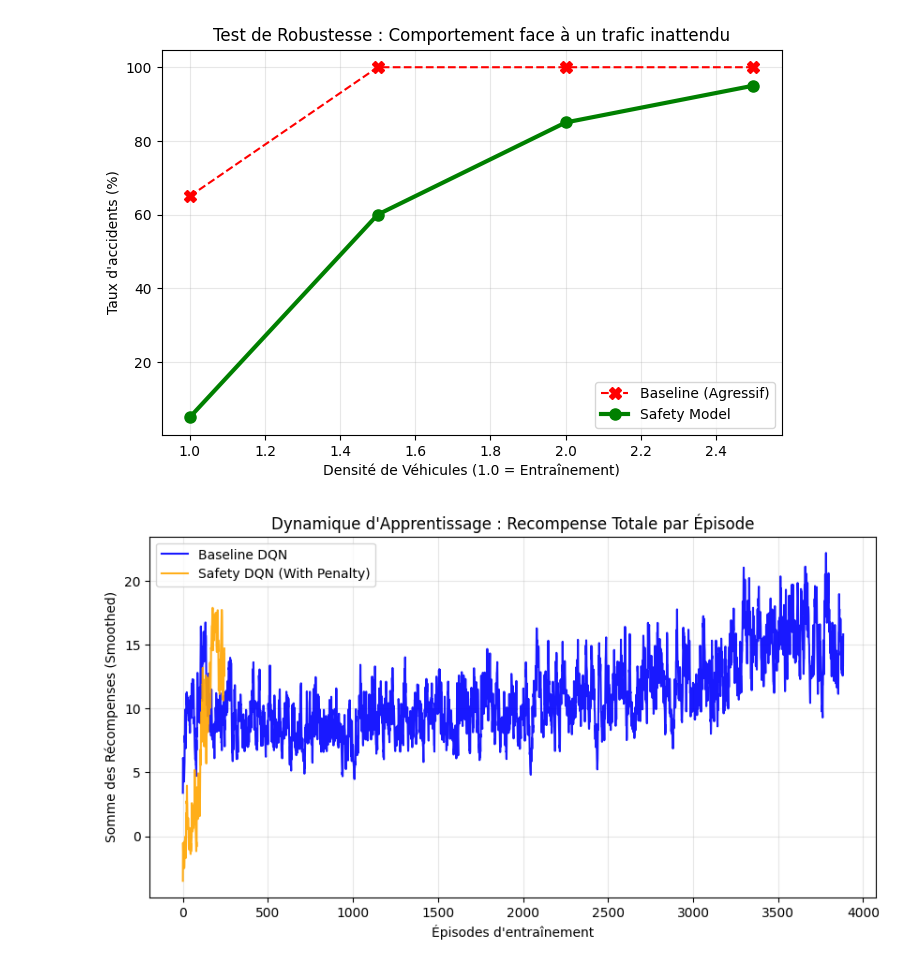
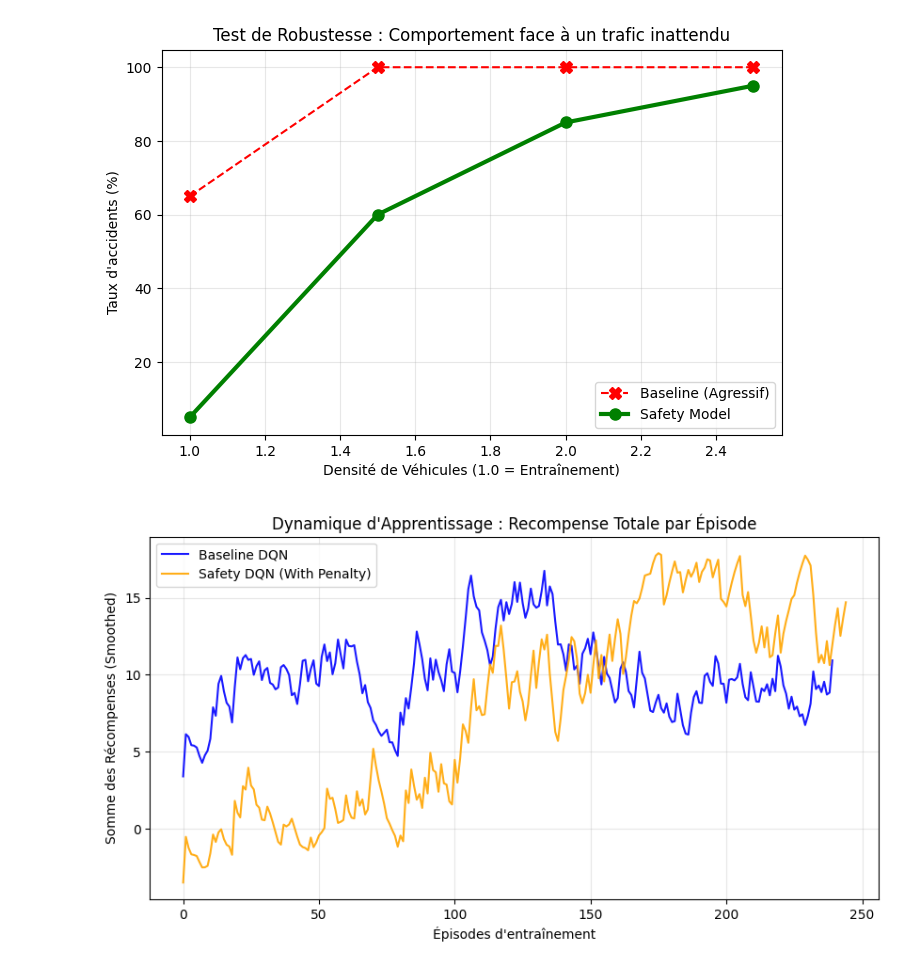
Before and after one commit to daphnemaschas/Autonomous-Highway-Agents, a Jupyter notebook: notebooks/02_safety_analysis.ipynb, the cells around one changed output. Cells and saved outputs as stored; diff of their text form; code cells hidden in the pictures.

Commit message:
:hammer: added a zoom for better understanding and saved a graph

```diff
--- a/notebooks/02_safety_analysis.ipynb
+++ b/notebooks/02_safety_analysis.ipynb
@@ -100,32 +100,32 @@ plt.show()
 # %%
 def smooth_rewards(scalars, weight=0.85):
     if len(scalars) == 0: return []
     last = scalars[0]
     smoothed = []
     for point in scalars:
         smoothed_val = last * weight + (1 - weight) * point
         smoothed.append(smoothed_val)
         last = smoothed_val
     return smoothed
 
 baseline_rewards_path = "results/sb3/sb3_seed_1_rewards.npy"
 safety_rewards_path = "results/sb3_safety/penalty_1.0/sb3_seed_1_rewards.npy"
 
 base_rewards = np.load(baseline_rewards_path)
 safe_rewards = np.load(safety_rewards_path)
 
-base_rewards_smoothed = smooth_rewards(base_rewards)
+base_rewards_smoothed = smooth_rewards(base_rewards[:240])
 safe_rewards_smoothed = smooth_rewards(safe_rewards)
 
 plt.figure(figsize=(10, 5))
 plt.plot(base_rewards_smoothed, label="Baseline DQN", color='blue', alpha=0.9)
 plt.plot(safe_rewards_smoothed, label="Safety DQN (With Penalty)", color='orange', alpha=0.9)
 
 plt.title("Dynamique d'Apprentissage : Recompense Totale par Épisode")
 plt.xlabel("Épisodes d'entraînement")
 plt.ylabel("Somme des Récompenses (Smoothed)")
 plt.legend()
 plt.grid(alpha=0.3)
 plt.show()
 # %% [output]
-[figure, old version]
+[figure, new version]
```
Also changed, not shown: 1 other file.
